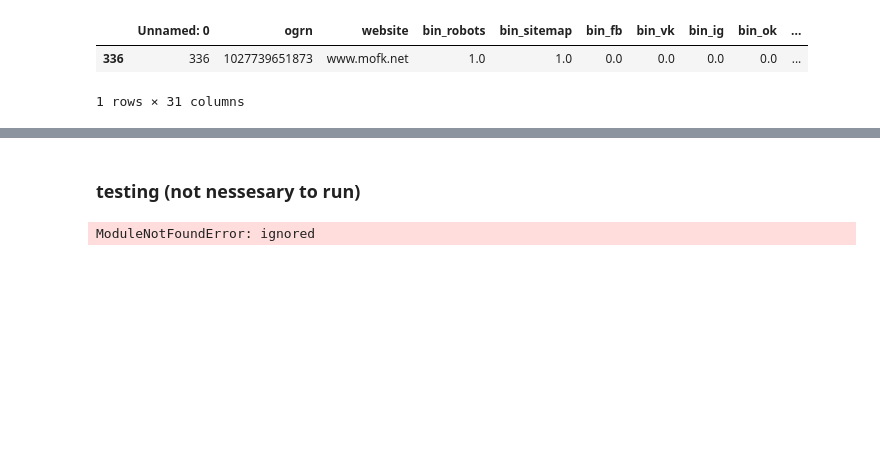
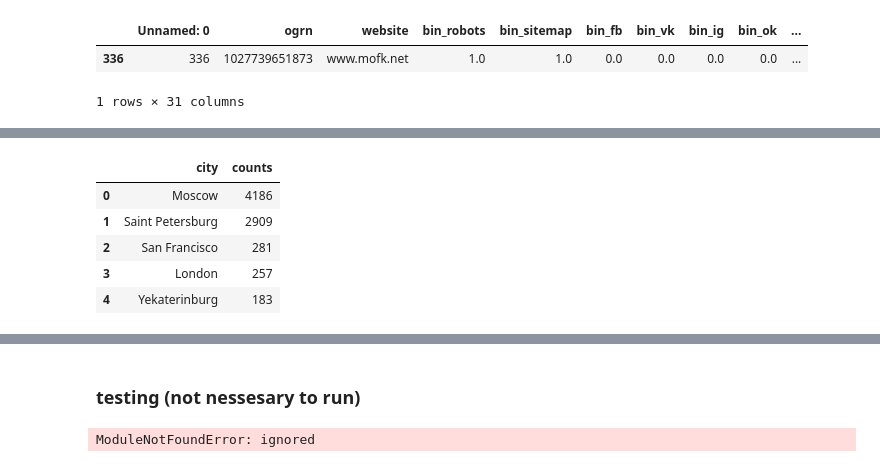
Before and after one commit to Teplitsa/CSRLab, a Jupyter notebook: notebooks/2022_ngos_hostings.ipynb, the cells around one changed output, grey strips where cells are left out. Cells and saved outputs as stored; diff of their text form; code cells hidden in the pictures; blank space fills up the shorter version.

```diff
--- a/notebooks/2022_ngos_hostings.ipynb
+++ b/notebooks/2022_ngos_hostings.ipynb
@@ -181,17 +181,24 @@ class Country:
   def __init__(self, ip_address: str):
     self.ip_address = ip_address
 
-  def get_country_ipinfo(self) -> str:
+  def get_country_ipinfo(self, city=False) -> str:
     handler = ipinfo.getHandler(access_token_ipinfo)
     details = handler.getDetails(self.ip_address)
     hostname = None
     if 'hostname' in details.all:
       hostname = details.hostname
+    if city:
+      return details.country_name, details.city, details.latitude, details.longitude
     return details.country_name, hostname
 
-  def get_country_ip2location(self) -> str:
+  def get_country_ip2location(self, city=False) -> str:
     country = database.get_country_long(self.ip_address)
     # print(country, " ip2location")
+    if city:
+      city_name = database.get_city(self.ip_address)
+      latitude = database.get_latitude(self.ip_address)
+      longitude = database.get_longitude(self.ip_address)
+      return country, city_name, latitude, longitude
     return country
 
   def get_country(self, hostname=False) -> str:
@@ -423,0 +439,6 @@ concat_ngos.to_csv("ngos_hostings_2.csv", encoding='utf-8')
+# %%
+ngos = pd.read_csv("ngos_hostings_countries.csv", encoding="utf-8")
+# %%
+ngos["website_city"] = [None] * ngos.shape[0]
+ngos["website_latitude"] = [None] * ngos.shape[0]
+ngos["website_longitude"] = [None] * ngos.shape[0]
@@ -423,0 +507,10 @@ concat_ngos.to_csv("ngos_hostings_2.csv", encoding='utf-8')
+# %%
+ngos_df = ngos['website_city'].value_counts().rename_axis('city').reset_index(name='counts')
+ngos_df.head()
+# %% [output]
+|  | city | counts |
+| 0 | Moscow | 4186 |
+| 1 | Saint Petersburg | 2909 |
+| 2 | San Francisco | 281 |
+| 3 | London | 257 |
+| 4 | Yekaterinburg | 183 |
```
Also changed, not shown: parts of 14 cells of this notebook, 6 other files.
